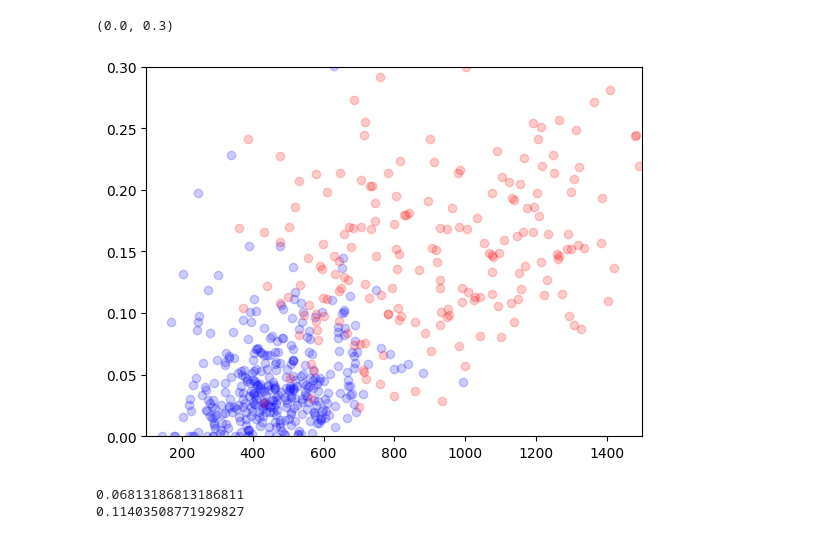
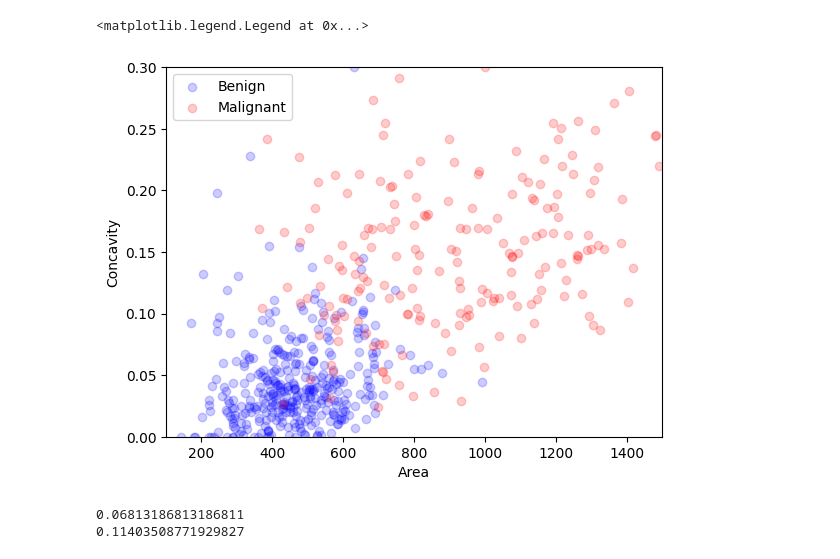
Before and after one commit to 11of12/coursework, a Jupyter notebook: winter2026/ecen471/projects/project3/process_data4.ipynb, the cells around one changed output. Drawn from its saved outputs; the diff is of its cells as text; code cells hidden in the pictures.

```diff
--- a/winter2026/ecen471/projects/project3/process_data4.ipynb
+++ b/winter2026/ecen471/projects/project3/process_data4.ipynb
@@ -14,21 +14,24 @@ diagnosis = df["diagnosis"]
 # %%
 indices_m = [i for i in range(len(diagnosis)) if diagnosis[i]=="M" ]
 diagnosis_m = diagnosis[indices_m]
 area_m = area[indices_m]
 concavity_m = concavity[indices_m]
 
 indices_b = [i for i in range(len(diagnosis)) if diagnosis[i]=="B" ]
 diagnosis_b = diagnosis[indices_b]
 area_b = area[indices_b]
 concavity_b = concavity[indices_b]
 
-plt.scatter(area_b, concavity_b,  color="b", alpha=0.2)
-plt.scatter(area_m, concavity_m,  color="r", alpha=0.2)
+plt.scatter(area_b, concavity_b,  color="b", alpha=0.2, label="Benign")
+plt.scatter(area_m, concavity_m,  color="r", alpha=0.2, label="Malignant")
 plt.xlim([100, 1500])
 plt.ylim([0, 0.3])
+plt.xlabel("Area")
+plt.ylabel("Concavity")
+plt.legend()
 # %% [output]
-(0.0, 0.3)
+<matplotlib.legend.Legend at 0x...>
-[figure, old version]
+[figure, new version]
 # %%
 import numpy as np
 class Predictor:
```
Also changed, not shown: 12 other files.
